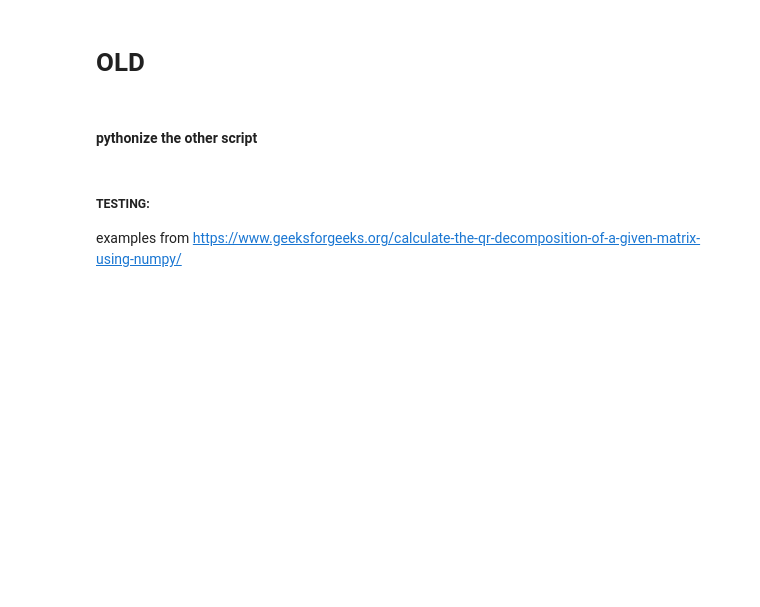
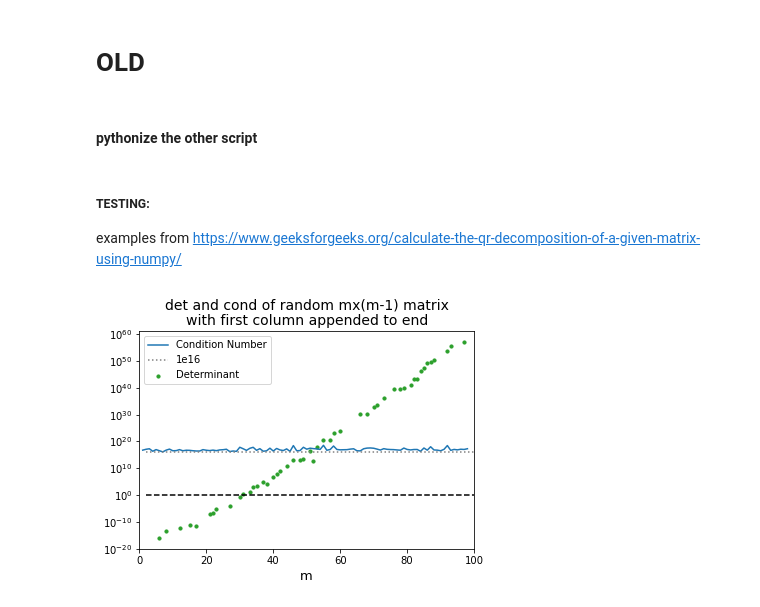
Before and after one commit to jacnugent/amath584, a Jupyter notebook: hw3_qr_factorization/hw3_draft.ipynb, the cells around one changed output. Cells and saved outputs as stored; diff of their text form; code cells hidden in the pictures; blank space fills up the shorter version.

```diff
--- a/hw3_qr_factorization/hw3_draft.ipynb
+++ b/hw3_qr_factorization/hw3_draft.ipynb
@@ -583,3 +597,29 @@ print('\nR:\n', r)
+# %%
+# try it for a large range
+ms = np.arange(2, 101)
+new_As = [det_cond(m, (m-1), print_results=False) for m in ms]
+
+# plot
+plt.scatter(ms, [np.linalg.det(a) for a in new_As], s=10, color='C2', label='Determinant')
+plt.plot([np.linalg.cond(a) for a in new_As], label='Condition Number')
+plt.plot(ms, np.ones(np.shape(ms))*1e16, color='grey', linestyle=':', label='1e16')
+plt.plot(ms, np.ones(np.shape(ms)), color='k', linestyle='--')
+
+plt.legend(loc='upper left')
+plt.yscale('log')
+plt.ylim(1e-20, 1e61)
+plt.xlim((0, ms[-1]))
+
+plt.xlabel('m', fontsize=13)
+plt.title('det and cond of random mx(m-1) matrix\nwith first column appended to end',
+          fontsize=14)
+
+if SAVE_FIGS:
+    plt.savefig(save_dir + 'det_cond_appended_cols.png', dpi=300, bbox_inches='tight')
+
+plt.show()
+# %% [output]
+[figure, added]
 # %%
         # python equiv. of A / b is np.dot(A, np.linalg.pinv(b))
 #         v = np.dot(v1, np.linalg.pinv(np.sqrt(v1.T @ v1)))
```
Also changed, not shown: parts of 15 cells of this notebook, 1 other file.
